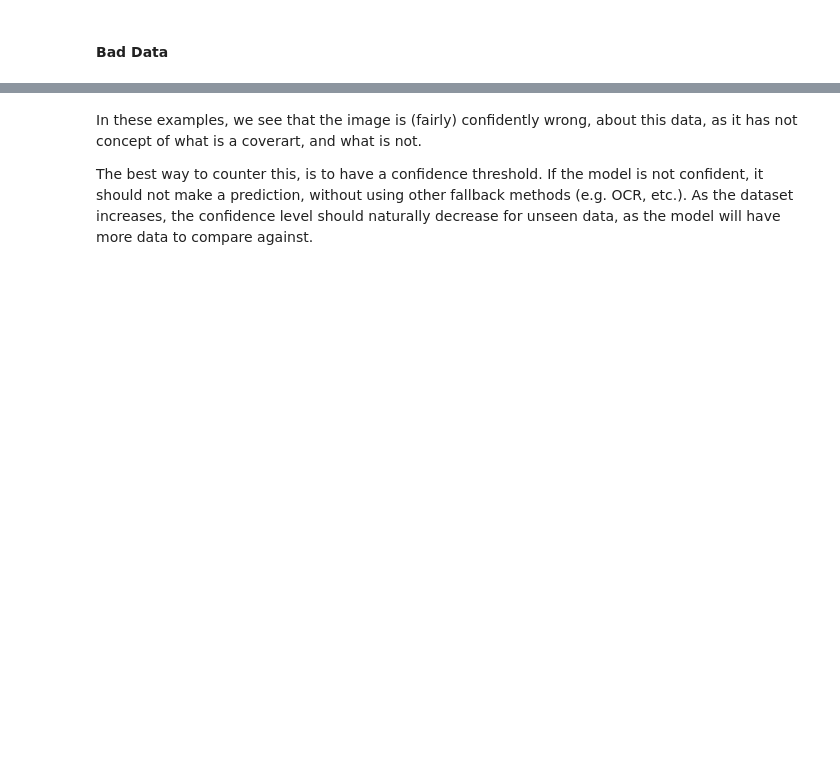
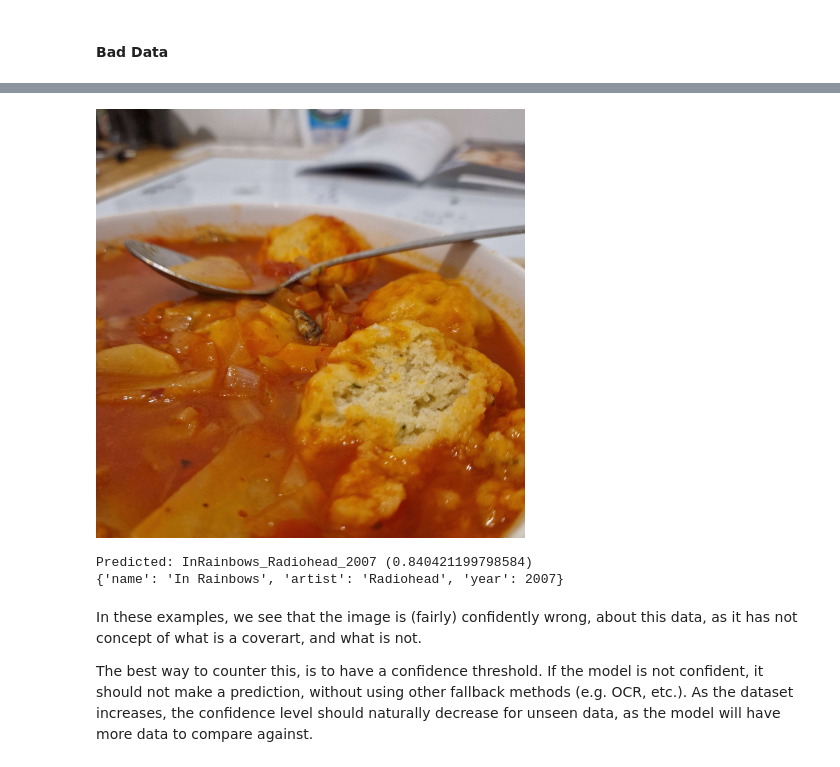
Before and after one commit to Razzula/virtual-turntable, a Jupyter notebook: server/modelling/sandbox/SimpleCNN.ipynb, the cells around one changed output, grey strips where cells are left out. Cells and saved outputs as stored; diff of their text form; code cells hidden in the pictures; blank space fills up the shorter version.

```diff
--- a/server/modelling/sandbox/SimpleCNN.ipynb
+++ b/server/modelling/sandbox/SimpleCNN.ipynb
@@ -271,3 +271,9 @@ Predicted: KidA_Radiohead_2000 (0.13603705167770386)
+# %%
+validateImage(model, os.path.join(rootDir, '..', 'data', 'misc', 'Dumplings.jpg'))
+# %% [output]
+[figure, added]
+Predicted: InRainbows_Radiohead_2007 (0.840421199798584)
+{'name': 'In Rainbows', 'artist': 'Radiohead', 'year': 2007}
 # %% [markdown]
 In these examples, we see that the image is (fairly) confidently wrong, about this data, as it has not concept of what is a coverart, and what is not.
 
```
Also changed, not shown: parts of 7 cells of this notebook, 6 other files.
